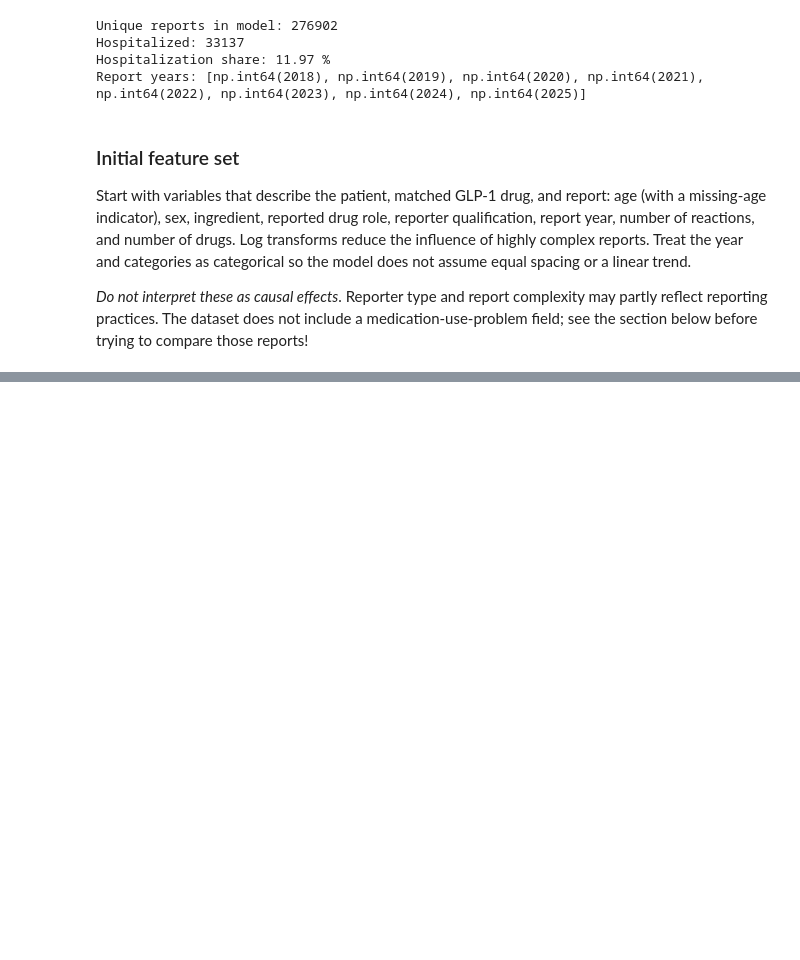
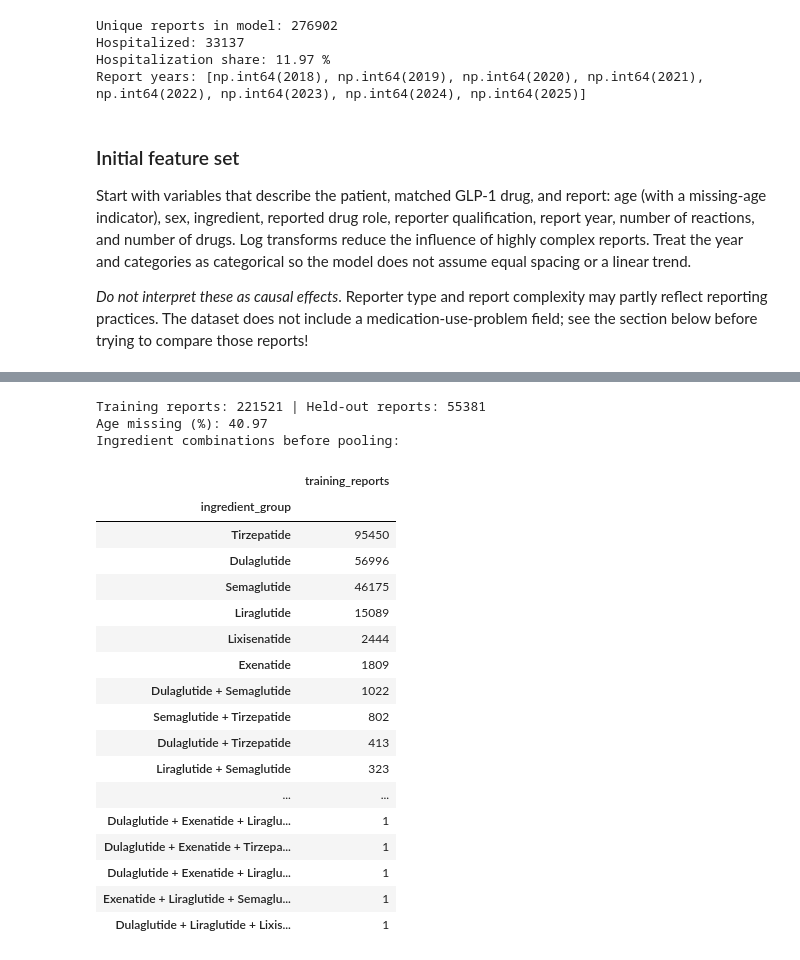
Before and after one commit to SavannaCabrera8796/DS5003_Group_5_Project, a Jupyter notebook: Group 5 Class Project Code.ipynb, the cells around one changed output, grey strips where cells are left out. Saved outputs shown, nothing was run; the diff lists cells and outputs as text; code cells hidden in the pictures; blank space fills up the shorter version.

Commit message:
Add report-level logistic regression setup

```diff
--- a/Group 5 Class Project Code.ipynb
+++ b/Group 5 Class Project Code.ipynb
@@ -682,0 +697,70 @@ Start with variables that describe the patient, matched GLP-1 drug, and report:
+# %%
+import statsmodels.api as sm
+from sklearn.model_selection import train_test_split
+from sklearn.metrics import roc_auc_score, average_precision_score, brier_score_loss, log_loss
+from sklearn.calibration import calibration_curve
+from IPython.display import display
+
+# Work on a new table; do not alter df, reports, latest_rows, or earlier cells.
+lr_data = model_df.copy()
+assert lr_data['safetyreportid'].is_unique
+assert lr_data['hospitalized'].isin([0, 1]).all()
+
+def combined_labels(values):
+    labels = set()
+    for value in values:
+        if pd.isna(value) or not str(value).strip():
+            labels.add('Unknown')
+        else:
+            labels.update(t.strip() for t in str(value).split('|') if t.strip())
+    return ' + '.join(sorted(labels))
+
+lr_matches = latest_rows.groupby('safetyreportid').agg(
+    ingredient_group=('ingredient_query', combined_labels),
+    reported_role=('matching_drug_roles', combined_labels)
+)
+lr_data = lr_data.merge(lr_matches, on='safetyreportid', how='left', validate='one_to_one')
+assert lr_data[['ingredient_group', 'reported_role']].notna().all().all()
+# Preserve unexpected role codes as reported; do not reinterpret code 4.
+for count_col in ['n_reactions', 'n_drugs_in_report']:
+    values = pd.to_numeric(lr_data[count_col], errors='coerce')
+    assert values.notna().all() and np.isfinite(values).all() and values.ge(0).all(), count_col
+    lr_data[count_col] = values
+lr_data['log_n_reactions'] = np.log1p(lr_data['n_reactions'])
+lr_data['log_n_drugs'] = np.log1p(lr_data['n_drugs_in_report'])
+lr_data['report_year'] = lr_data['report_year'].astype('Int64').astype('string').fillna('Unknown')
+lr_categories = ['patient_sex', 'ingredient_group', 'reported_role',
+                 'reporter_qualification', 'report_year']
+for col in lr_categories:
+    lr_data[col] = lr_data[col].astype('string').fillna('Unknown').replace('', 'Unknown')
+
+lr_train, lr_test = train_test_split(
+    lr_data, test_size=0.20, random_state=42, stratify=lr_data['hospitalized']
+)
+assert set(lr_train['safetyreportid']).isdisjoint(lr_test['safetyreportid'])
+print('Training reports:', len(lr_train), '| Held-out reports:', len(lr_test))
+print('Age missing (%):', round(100 * lr_train['age_clean'].isna().mean(), 2))
+print('Ingredient combinations before pooling:')
+display(lr_train['ingredient_group'].value_counts().to_frame('training_reports'))
+# %% [output]
+Training reports: 221521 | Held-out reports: 55381
+Age missing (%): 40.97
+Ingredient combinations before pooling:
+|  | training_reports |
+| ingredient_group |  |
+| Tirzepatide | 95450 |
+| Dulaglutide | 56996 |
+| Semaglutide | 46175 |
+| Liraglutide | 15089 |
+| Lixisenatide | 2444 |
+| Exenatide | 1809 |
+| Dulaglutide + Semaglutide | 1022 |
+| Semaglutide + Tirzepatide | 802 |
+| Dulaglutide + Tirzepatide | 413 |
+| Liraglutide + Semaglutide | 323 |
+| ... | ... |
+| Dulaglutide + Exenatide + Liraglu... | 1 |
+| Dulaglutide + Exenatide + Tirzepa... | 1 |
+| Dulaglutide + Exenatide + Liraglu... | 1 |
+| Exenatide + Liraglutide + Semaglu... | 1 |
+| Dulaglutide + Liraglutide + Lixis... | 1 |
```
Also changed, not shown: parts of 1 cell of this notebook.
